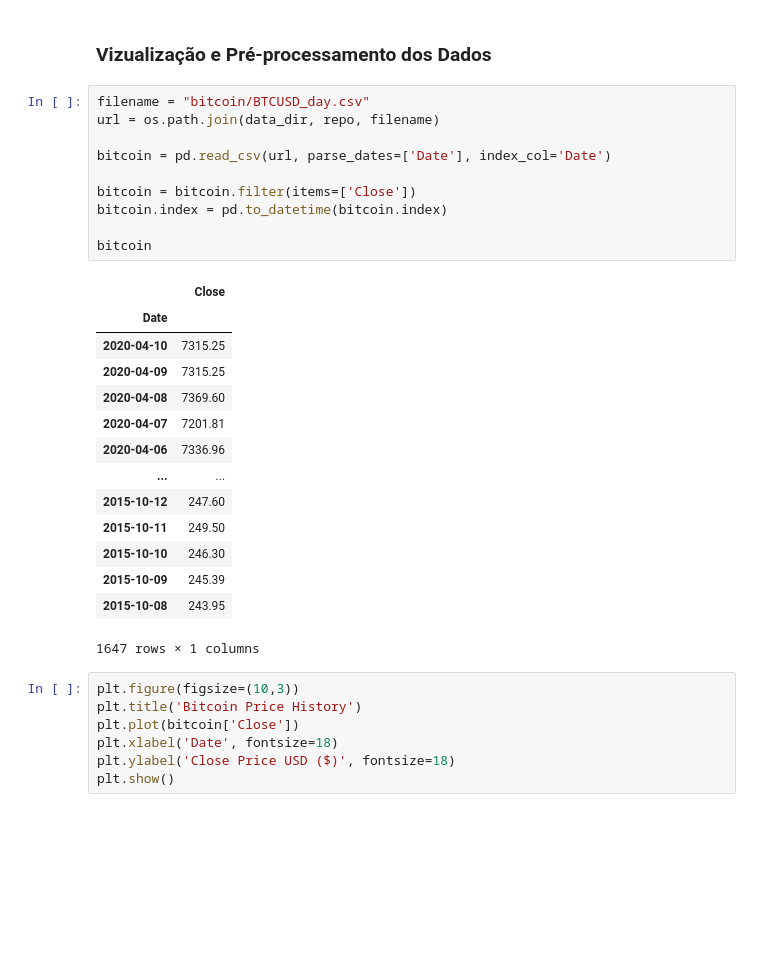
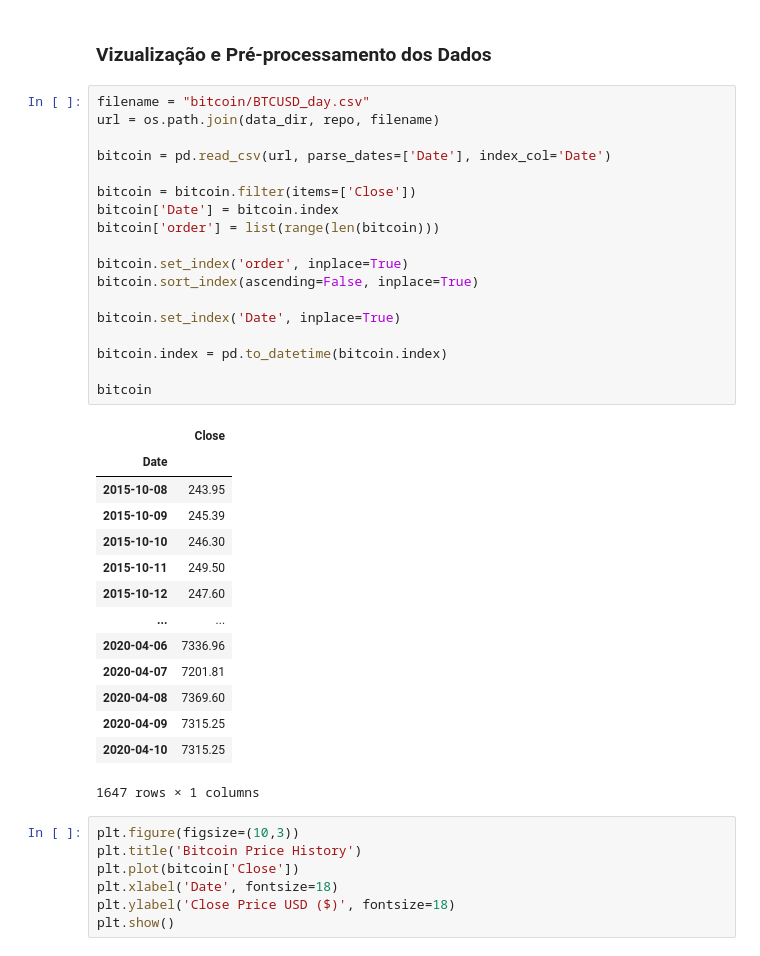
Before and after one commit to Brabec/projeto-ML-2020-2, a Jupyter notebook: Time_Series_Projeto_ML_2020_2.ipynb, the cells around one changed output. Saved outputs shown, nothing was run; the diff lists cells and outputs as text; blank space fills up the shorter version.

```diff
--- a/Time_Series_Projeto_ML_2020_2.ipynb
+++ b/Time_Series_Projeto_ML_2020_2.ipynb
@@ -324,27 +368,35 @@ A base de dados utiliza as amostras temporais entre 08/10/2015 e 10/04/2020
 # %%
 filename = "bitcoin/BTCUSD_day.csv"
 url = os.path.join(data_dir, repo, filename)
 
 bitcoin = pd.read_csv(url, parse_dates=['Date'], index_col='Date')
 
 bitcoin = bitcoin.filter(items=['Close'])
+bitcoin['Date'] = bitcoin.index
+bitcoin['order'] = list(range(len(bitcoin)))
+
+bitcoin.set_index('order', inplace=True)
+bitcoin.sort_index(ascending=False, inplace=True)
+
+bitcoin.set_index('Date', inplace=True)
+
 bitcoin.index = pd.to_datetime(bitcoin.index)
 
 bitcoin
 # %% [output]
 |  | Close |
 | Date |  |
+| 2015-10-08 | 243.95 |
+| 2015-10-09 | 245.39 |
+| 2015-10-10 | 246.30 |
+| 2015-10-11 | 249.50 |
+| 2015-10-12 | 247.60 |
+| ... | ... |
+| 2020-04-06 | 7336.96 |
+| 2020-04-07 | 7201.81 |
+| 2020-04-08 | 7369.60 |
+| 2020-04-09 | 7315.25 |
 | 2020-04-10 | 7315.25 |
-| 2020-04-09 | 7315.25 |
-| 2020-04-08 | 7369.60 |
-| 2020-04-07 | 7201.81 |
-| 2020-04-06 | 7336.96 |
-| ... | ... |
-| 2015-10-12 | 247.60 |
-| 2015-10-11 | 249.50 |
-| 2015-10-10 | 246.30 |
-| 2015-10-09 | 245.39 |
-| 2015-10-08 | 243.95 |
 1647 rows × 1 columns
 # %%
 plt.figure(figsize=(10,3))
```
Also changed, not shown: parts of 10 cells of this notebook.
